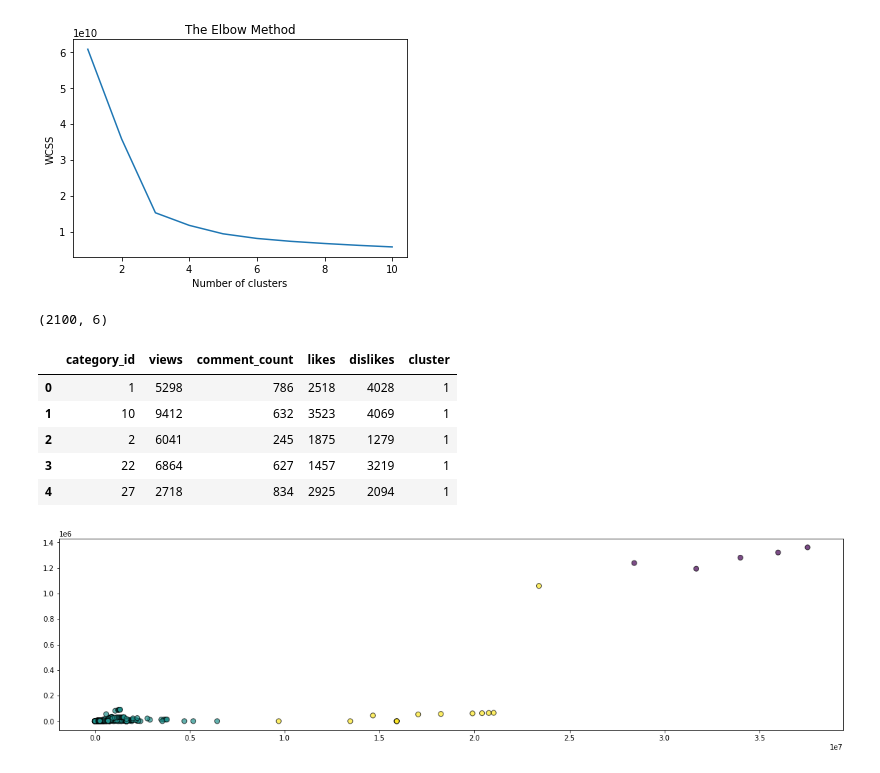
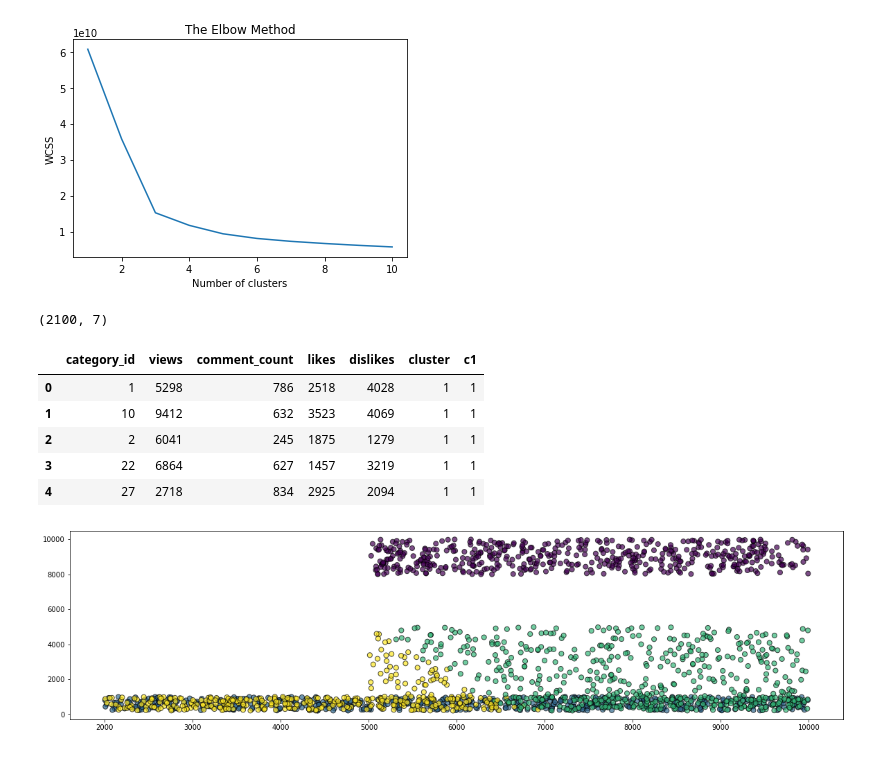
Before and after one commit to warwickwei/CS5112_project_youtube_clustering, a Jupyter notebook: YouTube Trending Clustering Data.ipynb, the cells around one changed output. Saved outputs shown, nothing was run; the diff lists cells and outputs as text; code cells hidden in the pictures.

```diff
--- a/YouTube Trending Clustering Data.ipynb
+++ b/YouTube Trending Clustering Data.ipynb
@@ -208,35 +208,35 @@ plt.show()
 kmeans = KMeans(n_clusters = 4,init='k-means++',max_iter=200,n_init=10,random_state=0)
 y_k = kmeans.fit(cl)
 y_k1 = kmeans.fit_predict(cl)
-df2['cluster'] = y_k1
+df2['c1'] = y_k1
 print(df2.shape)
 df2.head()
 # %% [output]
-(2100, 6)
+(2100, 7)
-|  | category_id | views | comment_count | likes | dislikes | cluster |
-| 0 | 1 | 5298 | 786 | 2518 | 4028 | 1 |
-| 1 | 10 | 9412 | 632 | 3523 | 4069 | 1 |
-| 2 | 2 | 6041 | 245 | 1875 | 1279 | 1 |
-| 3 | 22 | 6864 | 627 | 1457 | 3219 | 1 |
-| 4 | 27 | 2718 | 834 | 2925 | 2094 | 1 |
+|  | category_id | views | comment_count | likes | dislikes | cluster | c1 |
+| 0 | 1 | 5298 | 786 | 2518 | 4028 | 1 | 1 |
+| 1 | 10 | 9412 | 632 | 3523 | 4069 | 1 | 1 |
+| 2 | 2 | 6041 | 245 | 1875 | 1279 | 1 | 1 |
+| 3 | 22 | 6864 | 627 | 1457 | 3219 | 1 | 1 |
+| 4 | 27 | 2718 | 834 | 2925 | 2094 | 1 | 1 |
 # %%
 #Kmeans Visualization
 import scipy, pylab
 
-x = df1['views'].values
-y = df1['comment_count'].values
-z = df1['cluster'].values
+x = df2['views'].values
+y = df2['comment_count'].values
+z = df2['c1'].values
 fig = plt.figure(figsize=(20, 5))
 plt.scatter(x, y,
            linewidths=1, alpha=.7,
            edgecolor='k',
            s = 50,
            c=z)
 # plt.xlim([0, 10000])
 # plt.ylim([0, 10000])
 # plt.xticks(np.arange(0, 10000, 1000))
 # plt.yticks(np.arange(0, 100000, 10000))
 
 plt.show()
 # %% [output]
-[figure, old version]
+[figure, new version]
```
